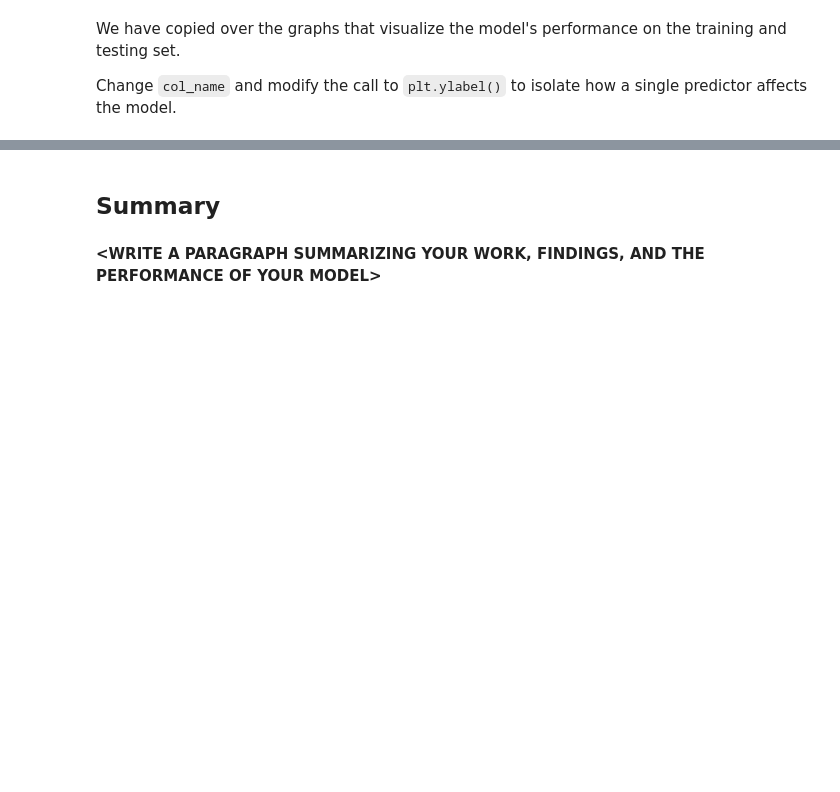
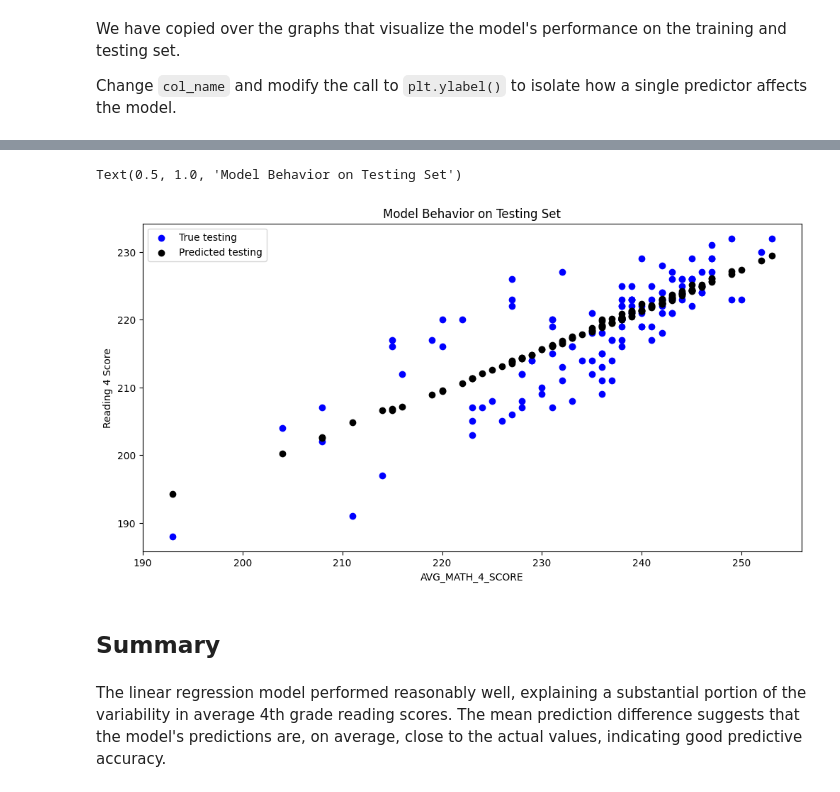
Before and after one commit to mal1kova/MDST-Tutorial, a Jupyter notebook: tutorial1/checkpoint1.ipynb, the cells around one changed output, grey strips where cells are left out. Saved outputs shown, nothing was run; the diff lists cells and outputs as text; code cells hidden in the pictures; blank space fills up the shorter version.

```diff
--- a/tutorial1/checkpoint1.ipynb
+++ b/tutorial1/checkpoint1.ipynb
@@ -175,15 +243,19 @@ Change `col_name` and modify the call to `plt.ylabel()` to isolate how a single
 # %%
-# col_name = 'COLUMN NAME OF ONE PREDICTOR"
+col_name = 'AVG_MATH_4_SCORE'
 
-# f = plt.figure(figsize=(12,6))
-# plt.scatter(X_test[col_name], y_test, color = "blue")
-# plt.scatter(X_test[col_name], model.predict(X_test), color = "black")
+f = plt.figure(figsize=(12,6))
+plt.scatter(X_test[col_name], y_test, color = "blue")
+plt.scatter(X_test[col_name], model.predict(X_test), color = "black")
 
-# plt.legend(['True testing','Predicted testing'])
-# plt.xlabel(col_name)
-# plt.ylabel('NAME OF THE PREDICTOR')
-# plt.title("Model Behavior on Testing Set")
+plt.legend(['True testing','Predicted testing'])
+plt.xlabel(col_name)
+plt.ylabel('Reading 4 Score')
+plt.title("Model Behavior on Testing Set")
+# %% [output]
+Text(0.5, 1.0, 'Model Behavior on Testing Set')
+[figure, added]
 # %% [markdown]
 <h2> Summary </h2>
-# %% [markdown]
-**<WRITE A PARAGRAPH SUMMARIZING YOUR WORK, FINDINGS, AND THE PERFORMANCE OF YOUR MODEL\>**
+# %% [markdown]
+The linear regression model performed reasonably well, explaining a substantial portion of the variability in average 4th grade reading scores.
+The mean prediction difference suggests that the model's predictions are, on average, close to the actual values, indicating good predictive accuracy.
```
Also changed, not shown: parts of 19 cells of this notebook.
